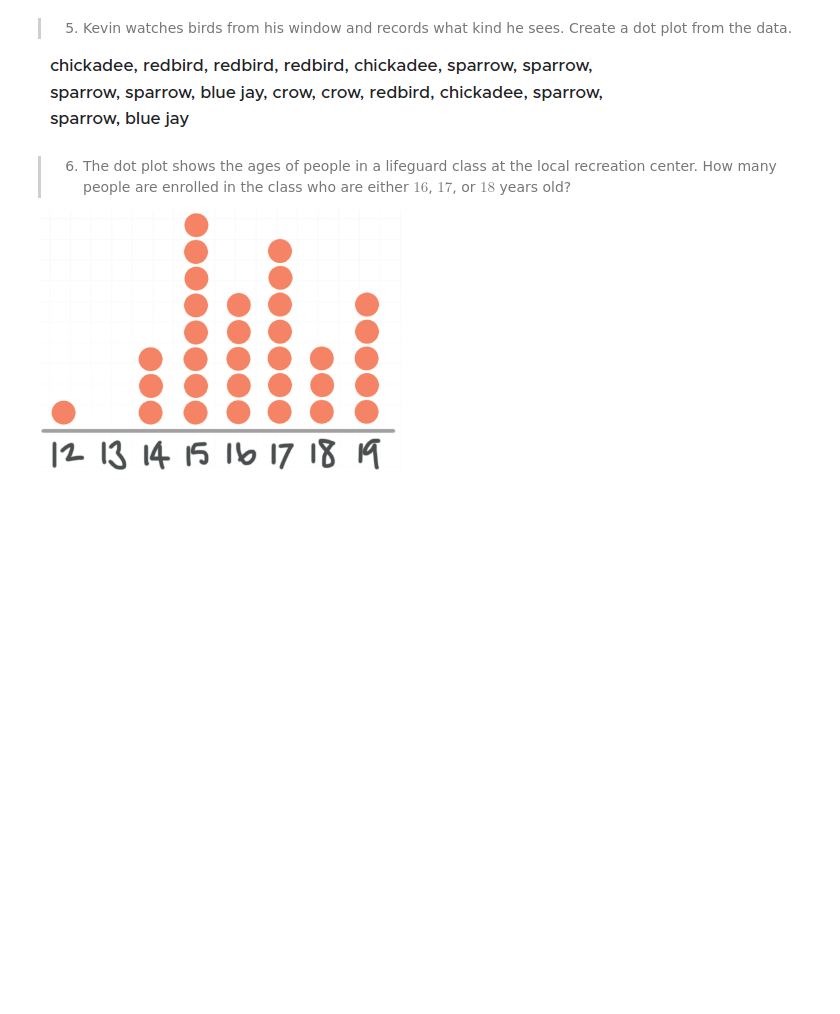
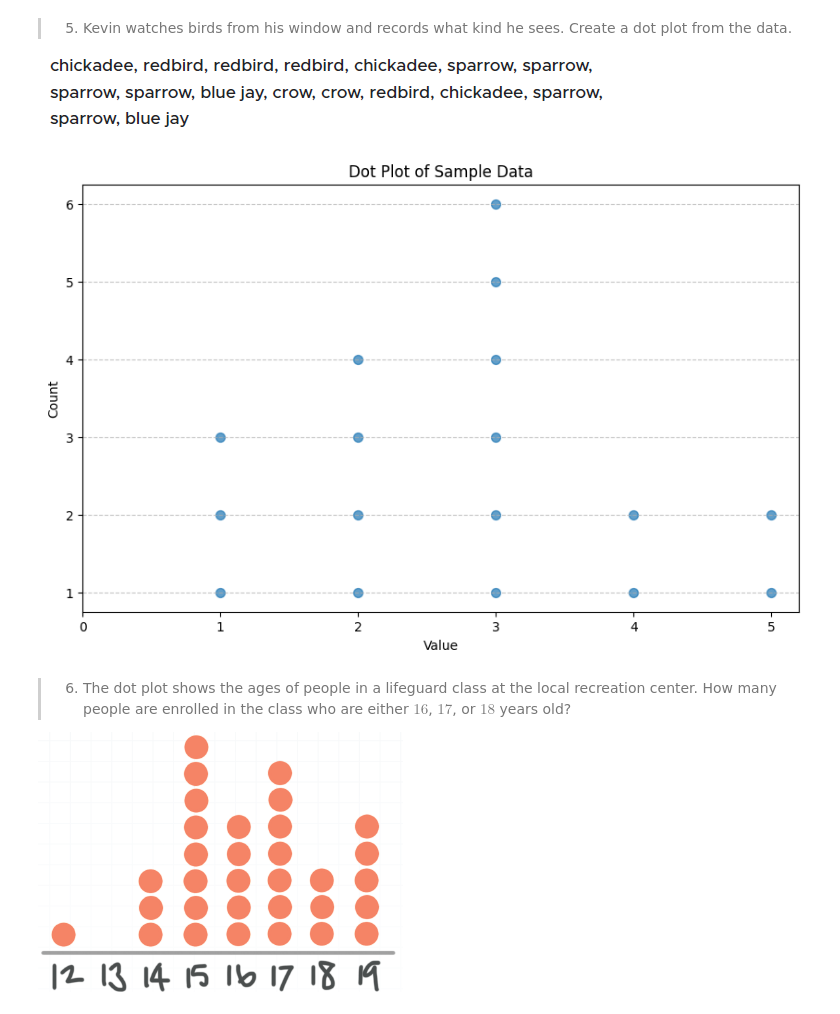
Before and after one commit to acasasis-dev/become-a-probability-n-statistics-master, a Jupyter notebook: bonus/section-02-visualizing-data/exercise-06-frequency-tables-n-dot-plots.ipynb, the cells around one changed output. Saved outputs shown, nothing was run; the diff lists cells and outputs as text; code cells hidden in the pictures; blank space fills up the shorter version.

```diff
--- a/bonus/section-02-visualizing-data/exercise-06-frequency-tables-n-dot-plots.ipynb
+++ b/bonus/section-02-visualizing-data/exercise-06-frequency-tables-n-dot-plots.ipynb
@@ -109,6 +130,41 @@ Sebastian’s kindergarten class. Create a frequency table for the data.
 Create a dot plot from the data.
 
 ![image.png](attachment:image.png)
+# %%
+# Sample data
+data = (
+	[1] * 3 + # Chickadee
+    [2] * 4 + # Redbird
+    [3] * 6 + # Sparrow
+    [4] * 2 + # Crow
+    [5] * 2 # Blue Jay
+)
+
+# Calculate histogram to get counts for each bin
+bins = np.arange(7) - 0.5 # Bins for integer values
+hist, edges = np.histogram(data, bins=bins)
+
+# Generate plotting coordinates
+x_coords = []
+y_coords = []
+for i, count in enumerate(hist):
+    value = int(edges[i] + 0.5) # Get the integer value for the bin
+    for j in range(1, count + 1):
+        x_coords.append(value)
+        y_coords.append(j)
+
+# Create the dot plot
+plt.figure(figsize=(10, 6))
+plt.scatter(x_coords, y_coords, s=50, alpha=0.7) # s for marker size, alpha for transparency
+print()
+plt.xticks(np.arange(0, 6)) # Set x-axis ticks for clarity
+plt.xlabel("Value")
+plt.ylabel("Count")
+plt.title("Dot Plot of Sample Data")
+plt.grid(axis='y', linestyle='--', alpha=0.7)
+plt.show()
+# %% [output]
+[figure, added]
 # %% [markdown]
 > 6. The dot plot shows the ages of people in a lifeguard class at the local
 recreation center. How many people are enrolled in the class who are
```
Also changed, not shown: parts of 3 cells of this notebook.
